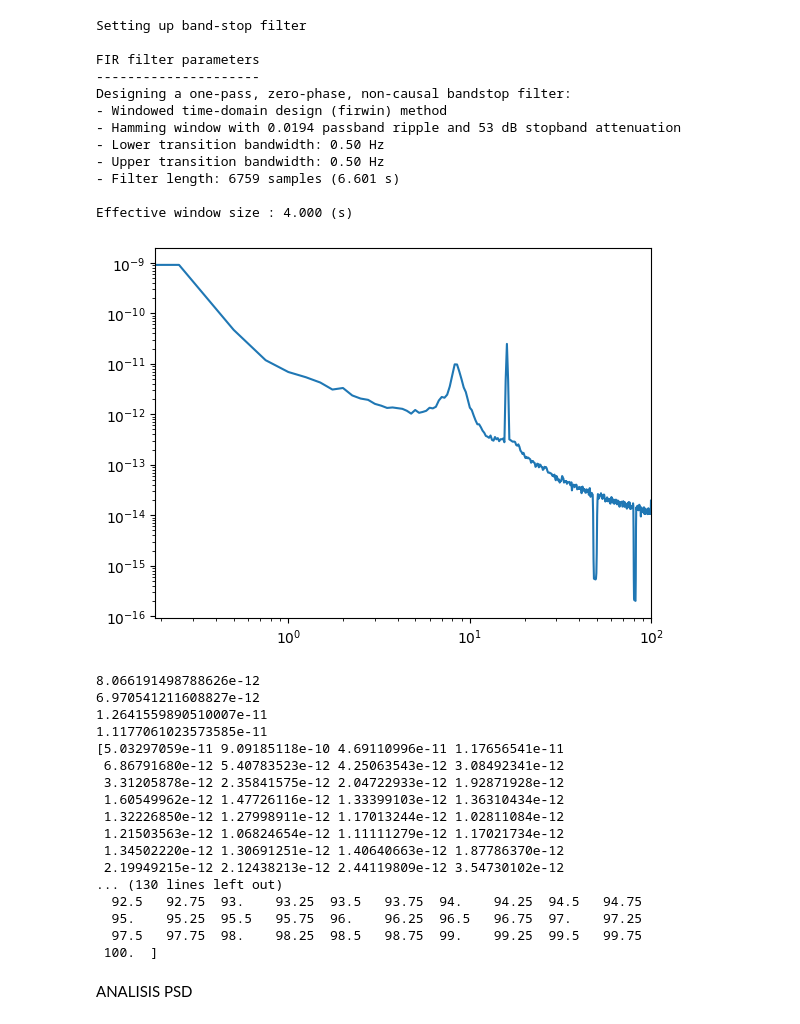
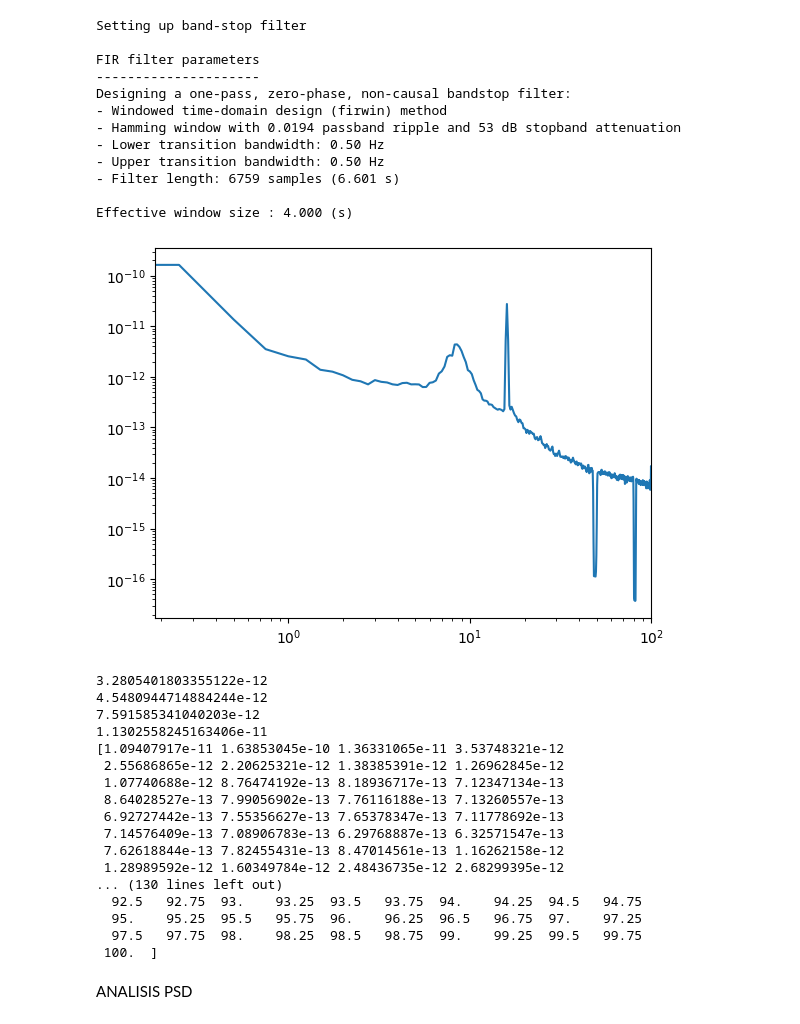
Before and after one commit to renatosalvatore1/PSIB2026Q1-TPS-Grupo1-Di-Pasquale-Vallejos-Salvatore, a Jupyter notebook: notebooks_senales/pruebas_nato.ipynb, the cells around one changed output. Cells and saved outputs as stored; diff of their text form; code cells hidden in the pictures.

```diff
--- a/notebooks_senales/pruebas_nato.ipynb
+++ b/notebooks_senales/pruebas_nato.ipynb
@@ -42,7 +88,7 @@ plt.show()
 #Aplico filtro nothc para sacar ruido de linea >50Hz
 
 filtrado = mne.filter.notch_filter(
-    eeg_filtrado.get_data()[30],
+    eeg_filtrado.get_data()[20],
     Fs=1024,
     freqs=a,
     notch_widths = 2,
@@ -77,46 +123,46 @@ print(freqs_f)
 Extracting BDF parameters from ../data/sub-070_task-med2_eeg.bdf...
 Setting channel info structure...
 Creating raw.info structure...
 Reading 0 ... 616447  =      0.000 ...   601.999 secs...
 Filtering raw data in 1 contiguous segment
 Setting up low-pass filter at 1e+02 Hz
 
 FIR filter parameters
 ---------------------
 Designing a one-pass, zero-phase, non-causal lowpass filter:
 - Windowed time-domain design (firwin) method
 - Hamming window with 0.0194 passband ripple and 53 dB stopband attenuation
 - Upper passband edge: 100.00 Hz
 - Upper transition bandwidth: 25.00 Hz (-6 dB cutoff frequency: 112.50 Hz)
 - Filter length: 137 samples (0.134 s)
 
 Effective window size : 4.000 (s)
 [figure]
 Setting up band-stop filter
 
 FIR filter parameters
 ---------------------
 Designing a one-pass, zero-phase, non-causal bandstop filter:
 - Windowed time-domain design (firwin) method
 - Hamming window with 0.0194 passband ripple and 53 dB stopband attenuation
 - Lower transition bandwidth: 0.50 Hz
 - Upper transition bandwidth: 0.50 Hz
 - Filter length: 6759 samples (6.601 s)
 
 Effective window size : 4.000 (s)
-[figure, old version]
+[figure, new version]
-8.066191498788626e-12
-6.970541211608827e-12
-1.2641559890510007e-11
-1.1177061023573585e-11
-[5.03297059e-11 9.09185118e-10 4.69110996e-11 1.17656541e-11
- 6.86791680e-12 5.40783523e-12 4.25063543e-12 3.08492341e-12
- 3.31205878e-12 2.35841575e-12 2.04722933e-12 1.92871928e-12
- 1.60549962e-12 1.47726116e-12 1.33399103e-12 1.36310434e-12
- 1.32226850e-12 1.27998911e-12 1.17013244e-12 1.02811084e-12
- 1.21503563e-12 1.06824654e-12 1.11111279e-12 1.17021734e-12
- 1.34502220e-12 1.30691251e-12 1.40640663e-12 1.87786370e-12
- 2.19949215e-12 2.12438213e-12 2.44119809e-12 3.54730102e-12
+3.2805401803355122e-12
+4.5480944714884244e-12
+7.591585341040203e-12
+1.1302558245163406e-11
+[1.09407917e-11 1.63853045e-10 1.36331065e-11 3.53748321e-12
+ 2.55686865e-12 2.20625321e-12 1.38385391e-12 1.26962845e-12
+ 1.07740688e-12 8.76474192e-13 8.18936717e-13 7.12347134e-13
+ 8.64028527e-13 7.99056902e-13 7.76116188e-13 7.13260557e-13
+ 6.92727442e-13 7.55356627e-13 7.65378347e-13 7.11778692e-13
+ 7.14576409e-13 7.08906783e-13 6.29768887e-13 6.32571547e-13
+ 7.62618844e-13 7.82455431e-13 8.47014561e-13 1.16262158e-12
+ 1.28989592e-12 1.60349784e-12 2.48436735e-12 2.68299395e-12
 ... (130 lines left out)
   92.5   92.75  93.    93.25  93.5   93.75  94.    94.25  94.5   94.75
   95.    95.25  95.5   95.75  96.    96.25  96.5   96.75  97.    97.25
```
Also changed, not shown: parts of 4 cells of this notebook, 8 other files.
